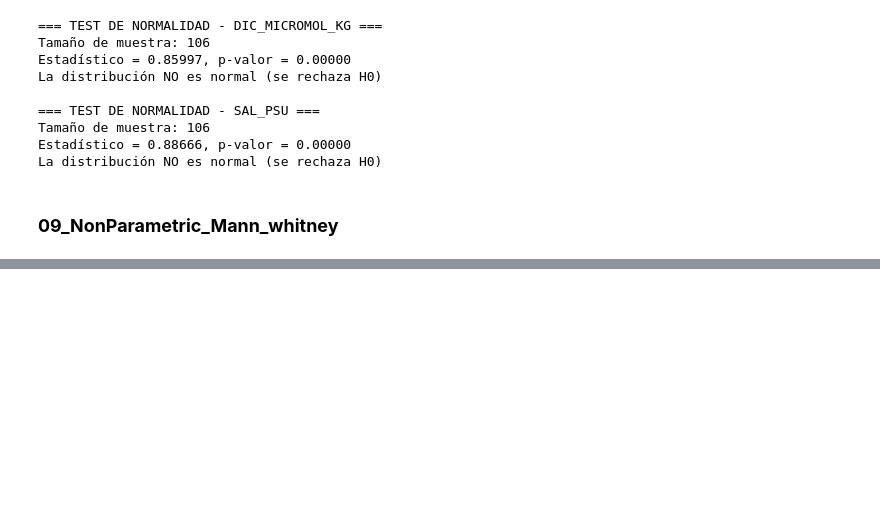
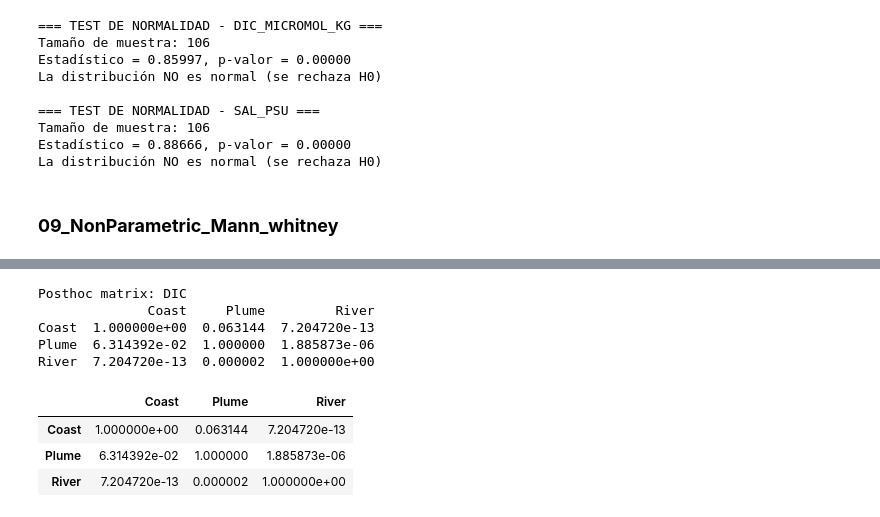
Before and after one commit to omarpiedras/ICMyL-CursoPy, a Jupyter notebook: curso_ejercicios/semana02.ipynb, the cells around one changed output, grey strips where cells are left out. Saved outputs shown, nothing was run; the diff lists cells and outputs as text; code cells hidden in the pictures; blank space fills up the shorter version.

```diff
--- a/curso_ejercicios/semana02.ipynb
+++ b/curso_ejercicios/semana02.ipynb
@@ -385,0 +410,20 @@ plt.show()
+# %%
+def kruskal_wallis_test(*groups, alpha=0.05):
+    result = kruskal(*groups)
+    print(f"H statistic = {result.statistic}")
+    print(f"p-value = {result.pvalue}")
+    if result.pvalue < alpha:
+        print("The difference between groups is statistically significant.")
+    else:
+        print("No statistically significant difference between groups.")
+
+def dunn_posthoc(data, group_col, value_col, p_adjust='bonferroni'):
+    result = sp.posthoc_dunn(data, val_col=value_col, group_col=group_col, p_adjust=p_adjust)
+    print(result)
+    return result
+dic_river = tests10[tests10['area'] == 'River']['dic_micromol_kg']
+dic_plume = tests10[tests10['area'] == 'Plume']['dic_micromol_kg']
+dic_coast = tests10[tests10['area'] == 'Coast']['dic_micromol_kg']
+temp_river = tests10[tests10['area'] == 'River']['temp_c']
+temp_plume = tests10[tests10['area'] == 'Plume']['temp_c']
+temp_coast = tests10[tests10['area'] == 'Coast']['temp_c']
@@ -385,0 +465,13 @@ plt.show()
+# %%
+print("Posthoc matrix: DIC ")
+dunn_posthoc(tests10, 'area', 'dic_micromol_kg')
+# %% [output]
+Posthoc matrix: DIC
+              Coast     Plume         River
+Coast  1.000000e+00  0.063144  7.204720e-13
+Plume  6.314392e-02  1.000000  1.885873e-06
+River  7.204720e-13  0.000002  1.000000e+00
+|  | Coast | Plume | River |
+| Coast | 1.000000e+00 | 0.063144 | 7.204720e-13 |
+| Plume | 6.314392e-02 | 1.000000 | 1.885873e-06 |
+| River | 7.204720e-13 | 0.000002 | 1.000000e+00 |
```
Also changed, not shown: parts of 19 cells of this notebook, 2 other files.
